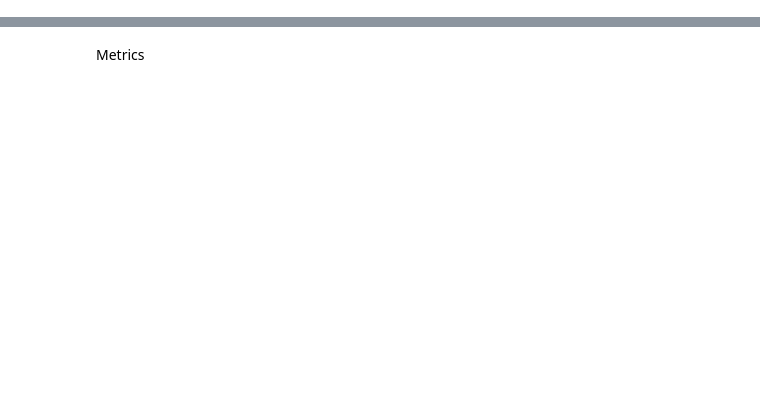
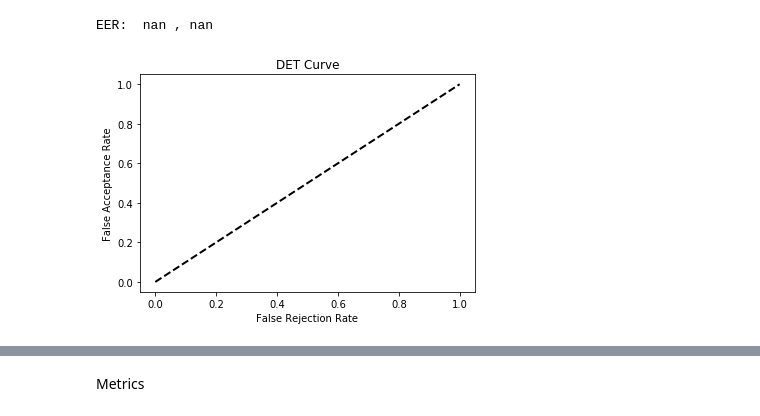
Before and after one commit to Samouil16/Speech_Pathology_Classification, a Jupyter notebook: Training.ipynb, the cells around one changed output, grey strips where cells are left out. Saved outputs shown, nothing was run; the diff lists cells and outputs as text; code cells hidden in the pictures; blank space fills up the shorter version.

```diff
--- a/Training.ipynb
+++ b/Training.ipynb
@@ -12,0 +150,2 @@ Found 704 images belonging to 4 classes.
+# %%
+sv.train(max_epoch=20,custom=True, lr=0.1, compiler=2)
@@ -12,0 +196,4 @@ Found 704 images belonging to 4 classes.
+# %%
+sv.train(max_epoch=20, custom=True, lr=0.01, compiler=2)
+sv.roc_curve()
+sv.create_Confusion_Matrix()
@@ -12,0 +224,5 @@ Found 704 images belonging to 4 classes.
+# %%
+sv.roc_curve()
+# %% [output]
+EER:  nan , nan
+[figure, added]
```
Also changed, not shown: parts of 46 cells of this notebook, 50 other files.
